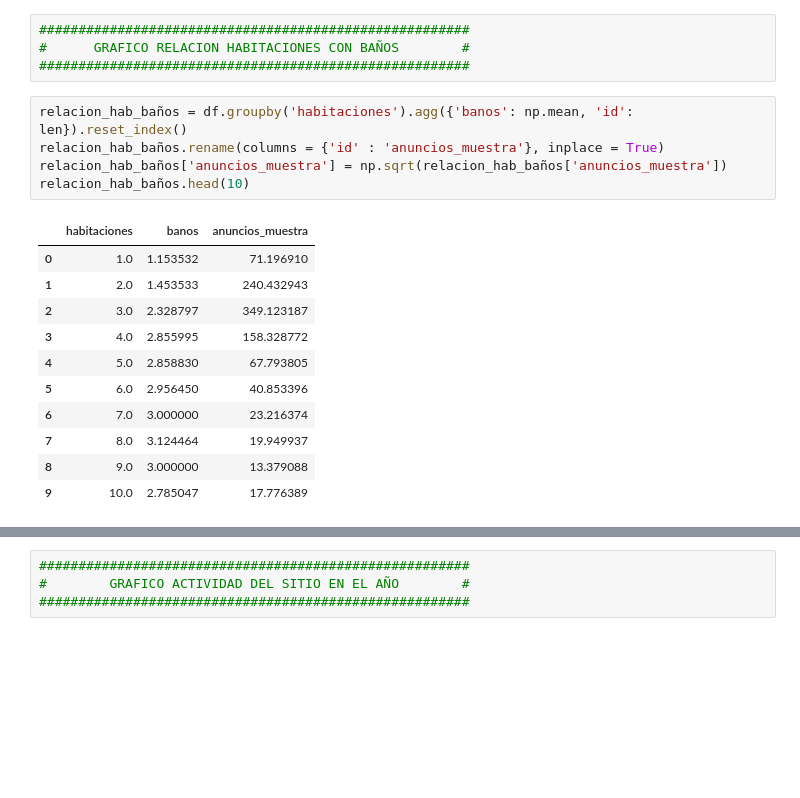
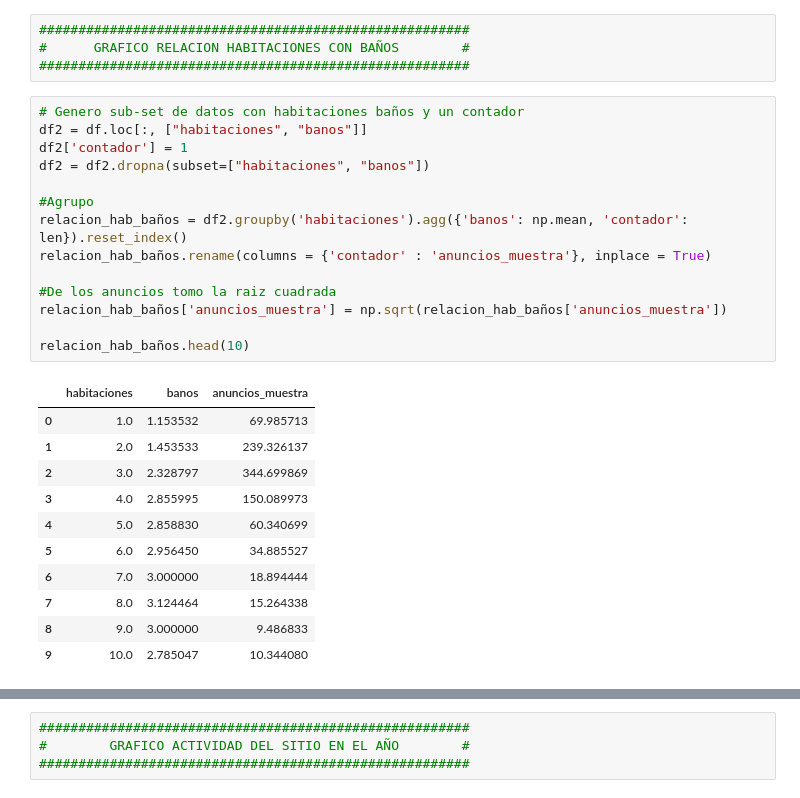
Before and after one commit to lorenzolgz/orgadatostp1, a Jupyter notebook: Analisis_Lolo_clean.ipynb, the cells around one changed output, grey strips where cells are left out. Saved outputs shown, nothing was run; the diff lists cells and outputs as text; blank space fills up the shorter version.

```diff
--- a/Analisis_Lolo_clean.ipynb
+++ b/Analisis_Lolo_clean.ipynb
@@ -330,22 +330,31 @@ See the caveats in the documentation: http://pandas.pydata.org/pandas-docs/stabl
 #      GRAFICO RELACION HABITACIONES CON BAÑOS        #
 #######################################################
 # %%
-relacion_hab_baños = df.groupby('habitaciones').agg({'banos': np.mean, 'id': len}).reset_index()
-relacion_hab_baños.rename(columns = {'id' : 'anuncios_muestra'}, inplace = True)
+# Genero sub-set de datos con habitaciones baños y un contador
+df2 = df.loc[:, ["habitaciones", "banos"]]
+df2['contador'] = 1
+df2 = df2.dropna(subset=["habitaciones", "banos"])
+
+#Agrupo
+relacion_hab_baños = df2.groupby('habitaciones').agg({'banos': np.mean, 'contador': len}).reset_index()
+relacion_hab_baños.rename(columns = {'contador' : 'anuncios_muestra'}, inplace = True)
+
+#De los anuncios tomo la raiz cuadrada
 relacion_hab_baños['anuncios_muestra'] = np.sqrt(relacion_hab_baños['anuncios_muestra'])
+
 relacion_hab_baños.head(10)
 # %% [output]
 |  | habitaciones | banos | anuncios_muestra |
-| 0 | 1.0 | 1.153532 | 71.196910 |
-| 1 | 2.0 | 1.453533 | 240.432943 |
-| 2 | 3.0 | 2.328797 | 349.123187 |
-| 3 | 4.0 | 2.855995 | 158.328772 |
-| 4 | 5.0 | 2.858830 | 67.793805 |
-| 5 | 6.0 | 2.956450 | 40.853396 |
-| 6 | 7.0 | 3.000000 | 23.216374 |
-| 7 | 8.0 | 3.124464 | 19.949937 |
-| 8 | 9.0 | 3.000000 | 13.379088 |
-| 9 | 10.0 | 2.785047 | 17.776389 |
+| 0 | 1.0 | 1.153532 | 69.985713 |
+| 1 | 2.0 | 1.453533 | 239.326137 |
+| 2 | 3.0 | 2.328797 | 344.699869 |
+| 3 | 4.0 | 2.855995 | 150.089973 |
+| 4 | 5.0 | 2.858830 | 60.340699 |
+| 5 | 6.0 | 2.956450 | 34.885527 |
+| 6 | 7.0 | 3.000000 | 18.894444 |
+| 7 | 8.0 | 3.124464 | 15.264338 |
+| 8 | 9.0 | 3.000000 | 9.486833 |
+| 9 | 10.0 | 2.785047 | 10.344080 |
 # %%
 t = relacion_hab_baños['habitaciones']
 data1 = relacion_hab_baños['banos']
```
Also changed, not shown: parts of 3 cells of this notebook, 2 other files.
